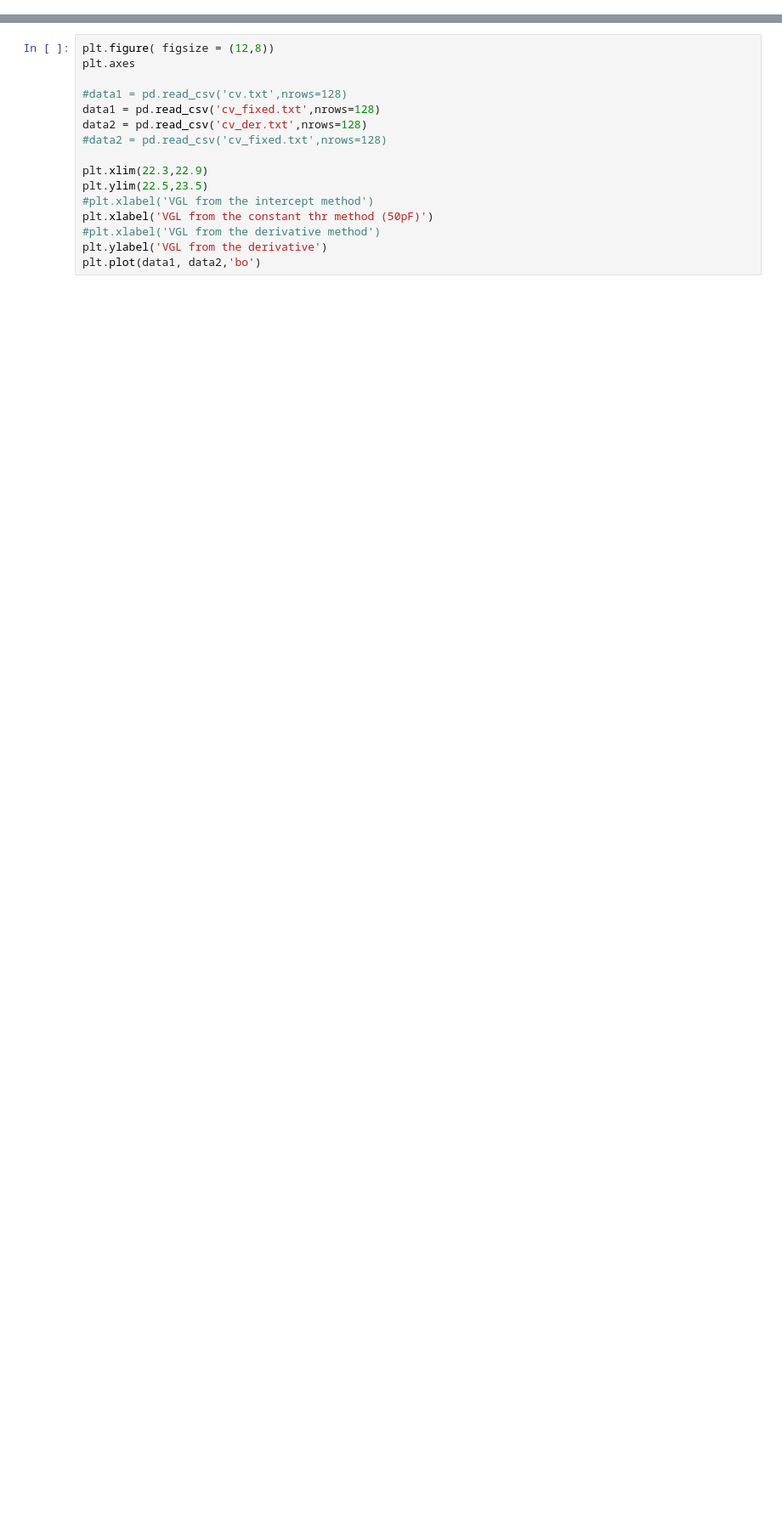
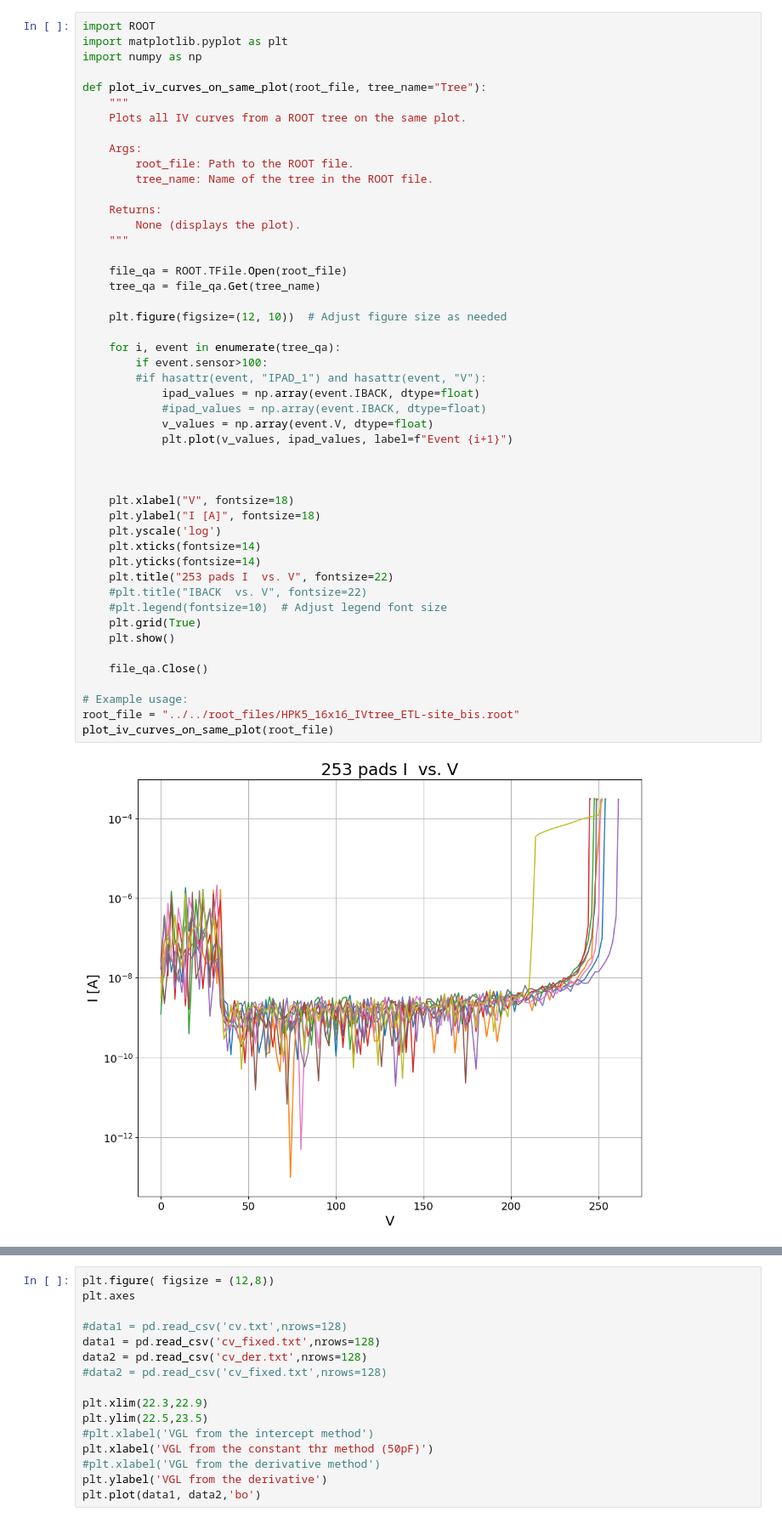
Before and after one commit to icosivi/Torino_ETL_QAQC, a Jupyter notebook: IV_plot.ipynb, the cells around one changed output, grey strips where cells are left out. Shown at 85% size. Cells and saved outputs as stored; diff of their text form; blank space fills up the shorter version.

```diff
--- a/IV_plot.ipynb
+++ b/IV_plot.ipynb
@@ -1,3 +1,53 @@
+# %%
+import ROOT
+import matplotlib.pyplot as plt
+import numpy as np
+
+def plot_iv_curves_on_same_plot(root_file, tree_name="Tree"):
+    """
+    Plots all IV curves from a ROOT tree on the same plot.
+
+    Args:
+        root_file: Path to the ROOT file.
+        tree_name: Name of the tree in the ROOT file.
+
+    Returns:
+        None (displays the plot).
+    """
+
+    file_qa = ROOT.TFile.Open(root_file)
+    tree_qa = file_qa.Get(tree_name)
+
+    plt.figure(figsize=(12, 10))  # Adjust figure size as needed
+
+    for i, event in enumerate(tree_qa):
+        if event.sensor>100:
+        #if hasattr(event, "IPAD_1") and hasattr(event, "V"):
+            ipad_values = np.array(event.IBACK, dtype=float)
+            #ipad_values = np.array(event.IBACK, dtype=float)
+            v_values = np.array(event.V, dtype=float)
+            plt.plot(v_values, ipad_values, label=f"Event {i+1}")
+
+
+
+    plt.xlabel("V", fontsize=18)
+    plt.ylabel("I [A]", fontsize=18)
+    plt.yscale('log')
+    plt.xticks(fontsize=14)
+    plt.yticks(fontsize=14)
+    plt.title("253 pads I  vs. V", fontsize=22)
+    #plt.title("IBACK  vs. V", fontsize=22)
+    #plt.legend(fontsize=10)  # Adjust legend font size
+    plt.grid(True)
+    plt.show()
+
+    file_qa.Close()
+
+# Example usage:
+root_file = "../../root_files/HPK5_16x16_IVtree_ETL-site_bis.root"
+plot_iv_curves_on_same_plot(root_file)
+# %% [output]
+[figure, added]
 # %%
 import matplotlib.pyplot as plt
 import pandas as pd
```
Also changed, not shown: parts of 3 cells of this notebook, 2 other files.
